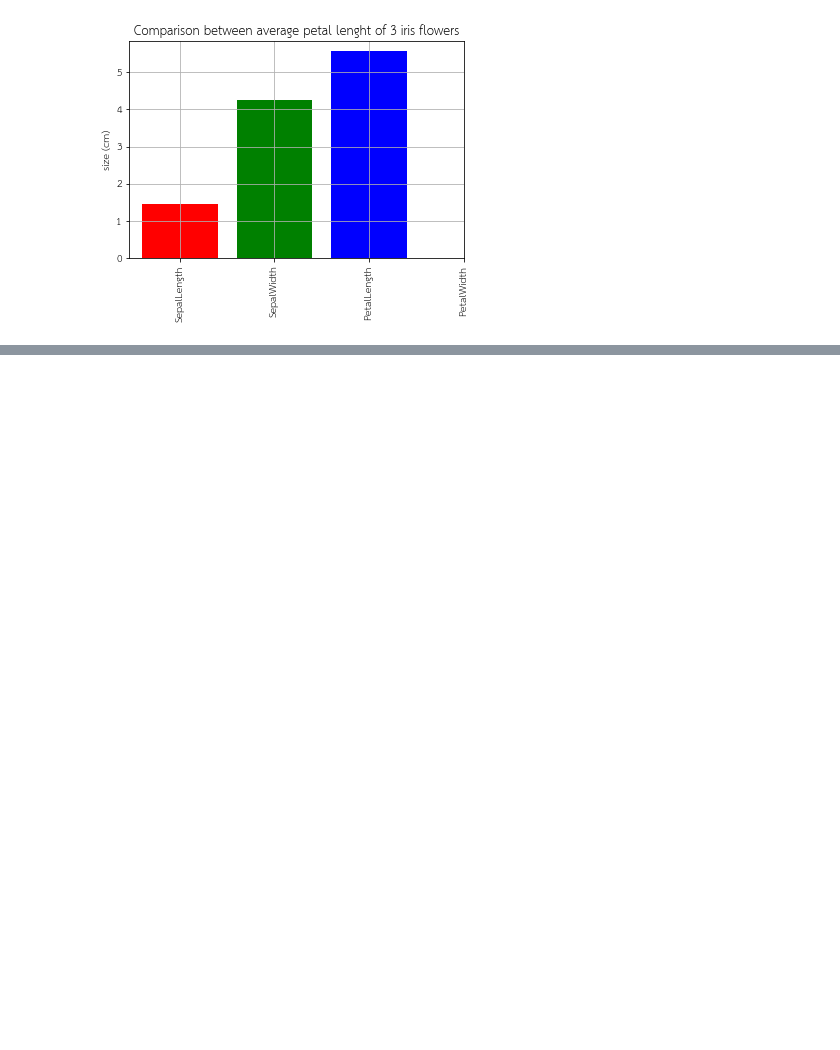
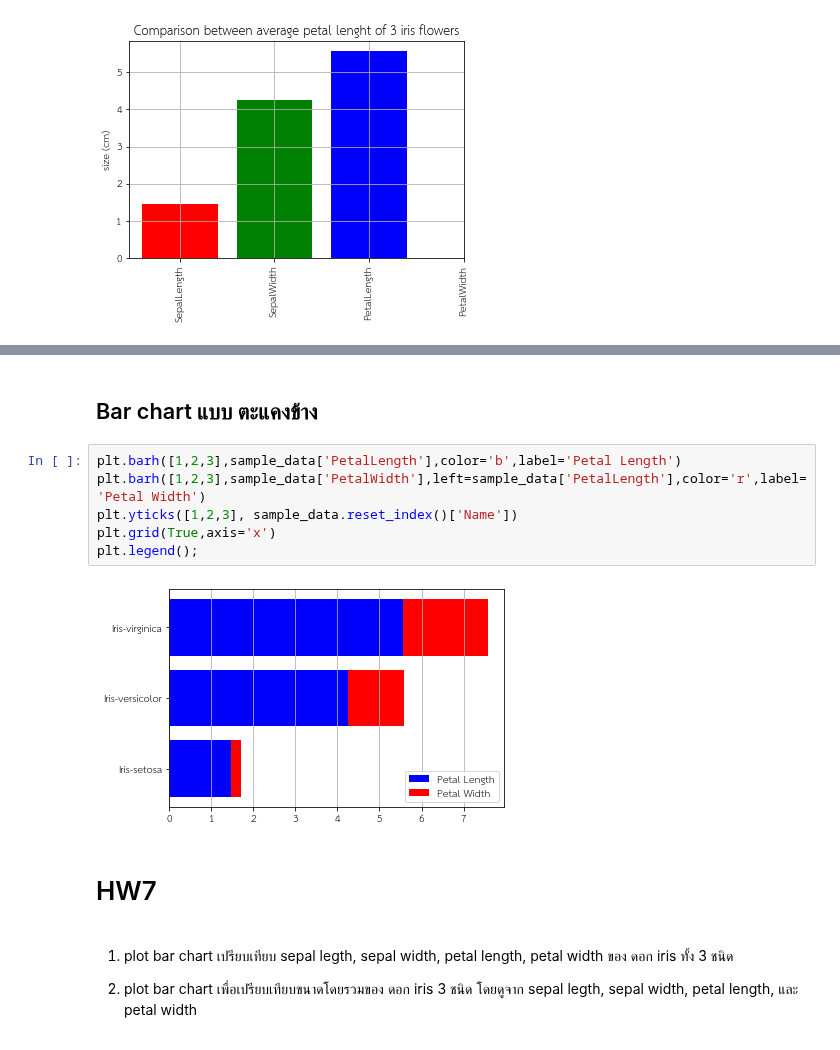
Before and after one commit to Wikanda-Hongboonmee/data_viz_2022, a Jupyter notebook: DataViz04_Data_Comparison.ipynb, the cells around one changed output, grey strips where cells are left out. Saved outputs shown, nothing was run; the diff lists cells and outputs as text; blank space fills up the shorter version.

```diff
--- a/DataViz04_Data_Comparison.ipynb
+++ b/DataViz04_Data_Comparison.ipynb
@@ -234,0 +264,18 @@ plt.ylabel('size (cm)');
+# %% [markdown]
+## Bar chart แบบ ตะแคงข้าง
+# %%
+plt.barh([1,2,3],sample_data['PetalLength'],color='b',label='Petal Length')
+plt.barh([1,2,3],sample_data['PetalWidth'],left=sample_data['PetalLength'],color='r',label='Petal Width')
+plt.yticks([1,2,3], sample_data.reset_index()['Name'])
+plt.grid(True,axis='x')
+plt.legend();
+# %% [output]
+[figure, added]
+# %% [markdown]
+# HW7
+# %% [markdown]
+
+
+1.  plot bar chart เปรียบเทียบ sepal legth, sepal width, petal length, petal width ของ ดอก iris ทั้ง 3 ชนิด
+
+2. plot bar chart เพื่อเปรียบเทียบขนาดโดยรวมของ ดอก iris 3 ชนิด โดยดูจาก sepal legth, sepal width, petal length, และ petal width
```
Also changed, not shown: parts of 13 cells of this notebook.
